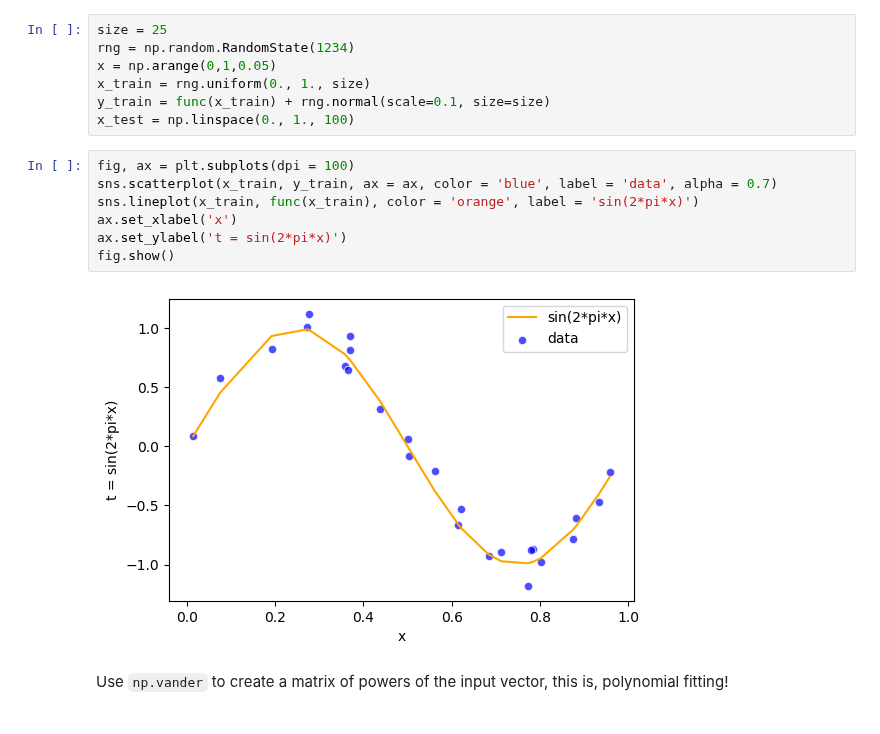
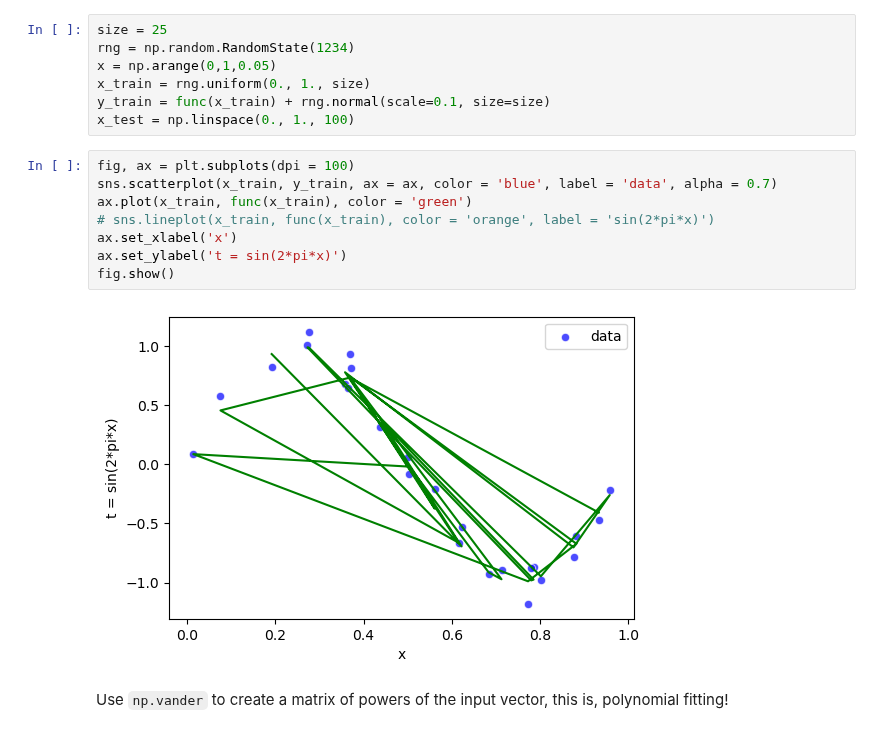
Before and after one commit to pibieta/ML-course, a Jupyter notebook: PR_and_ML/2-Bayesian Curve Fitting.ipynb, the cells around one changed output. Cells and saved outputs as stored; diff of their text form.

```diff
--- a/PR_and_ML/2-Bayesian Curve Fitting.ipynb
+++ b/PR_and_ML/2-Bayesian Curve Fitting.ipynb
@@ -80,10 +82,11 @@ x_test = np.linspace(0., 1., 100)
 # %%
 fig, ax = plt.subplots(dpi = 100)
 sns.scatterplot(x_train, y_train, ax = ax, color = 'blue', label = 'data', alpha = 0.7)
-sns.lineplot(x_train, func(x_train), color = 'orange', label = 'sin(2*pi*x)')
+ax.plot(x_train, func(x_train), color = 'green')
+# sns.lineplot(x_train, func(x_train), color = 'orange', label = 'sin(2*pi*x)')
 ax.set_xlabel('x')
 ax.set_ylabel('t = sin(2*pi*x)')
 fig.show()
 # %% [output]
-[figure, old version]
+[figure, new version]
 # %% [markdown]
```
Also changed, not shown: parts of 3 cells of this notebook.
